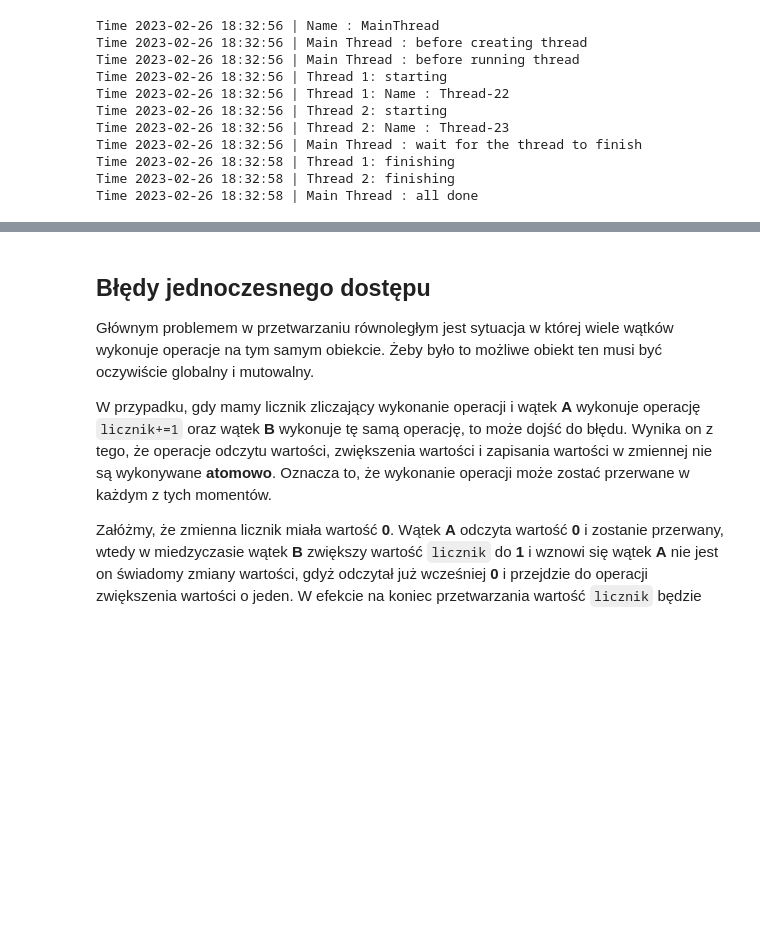
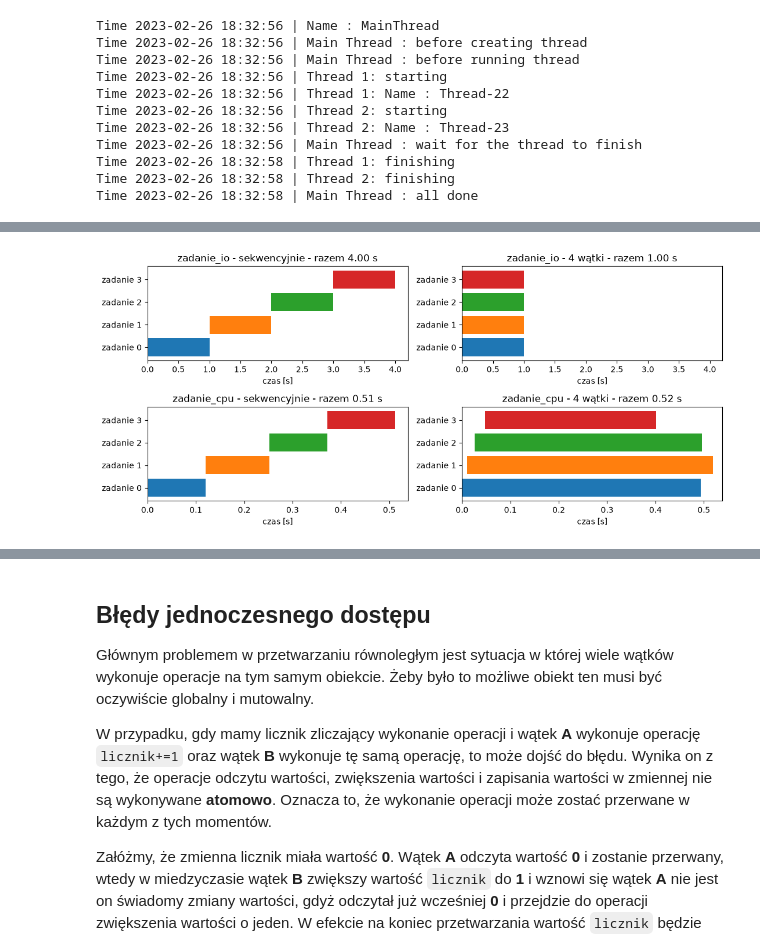
Before and after one commit to WitMar/PRS2026, a Jupyter notebook: Zajecia1Jupyter.ipynb, the cells around one changed output, grey strips where cells are left out. Cells and saved outputs as stored; diff of their text form; code cells hidden in the pictures; blank space fills up the shorter version.

```diff
--- a/Zajecia1Jupyter.ipynb
+++ b/Zajecia1Jupyter.ipynb
@@ -355,0 +420,19 @@ Time 2023-02-26 18:32:58 | Main Thread : all done
+# %%
+import time
+from concurrent.futures import ThreadPoolExecutor
+
+
+def zadanie_io(_):
+    time.sleep(1)                              # czekamy, np. na odpowiedź serwera
+
+
+def zadanie_cpu(_):
+    sum(i * i for i in range(3_000_000))       # liczymy
+
+
+for zadanie in (zadanie_io, zadanie_cpu):
+    for liczba_watkow in (1, 4):
+        start = time.perf_counter()
+        with ThreadPoolExecutor(max_workers=liczba_watkow) as pula:
+            list(pula.map(zadanie, range(4)))  # 4 takie same zadania
+        print(f"{zadanie.__name__:12} | wątków: {liczba_watkow} | czas: {time.perf_counter() - start:.2f} s")
@@ -355,0 +457,52 @@ Time 2023-02-26 18:32:58 | Main Thread : all done
+# %%
+import threading
+import time
+import matplotlib.pyplot as plt
+
+
+def zadanie_io():
+    time.sleep(1)
+
+
+def zadanie_cpu():
+    sum(i * i for i in range(3_000_000))
+
+
+def zmierz(zadanie, liczba_zadan=4, w_watkach=True):
+    przebiegi = [None] * liczba_zadan          # każdy wątek zapisuje tylko swoje pole
+    start0 = time.perf_counter()
+
+    def opakowanie(nr):
+        start = time.perf_counter() - start0
+        zadanie()
+        przebiegi[nr] = (start, time.perf_counter() - start0)
+
+    if w_watkach:
+        watki = [threading.Thread(target=opakowanie, args=(nr,)) for nr in range(liczba_zadan)]
+        for w in watki:
+            w.start()
+        for w in watki:
+            w.join()
+    else:
+        for nr in range(liczba_zadan):
+            opakowanie(nr)
+    return przebiegi
+
+
+fig, osie = plt.subplots(2, 2, figsize=(11, 5), sharex="row")
+for wiersz, zadanie in enumerate((zadanie_io, zadanie_cpu)):
+    for kolumna, w_watkach in enumerate((False, True)):
+        przebiegi = zmierz(zadanie, w_watkach=w_watkach)
+        os_ = osie[wiersz][kolumna]
+        for nr, (start, koniec) in enumerate(przebiegi):
+            os_.barh(nr, koniec - start, left=start, color=f"C{nr}")
+        calosc = max(koniec for _, koniec in przebiegi)
+        tryb = "4 wątki" if w_watkach else "sekwencyjnie"
+        os_.set_title(f"{zadanie.__name__} - {tryb} - razem {calosc:.2f} s")
+        os_.set_yticks(range(len(przebiegi)), [f"zadanie {nr}" for nr in range(len(przebiegi))])
+        os_.set_xlabel("czas [s]")
+        os_.set_xlim(left=0)
+fig.tight_layout()
+plt.show()
+# %% [output]
+[figure, added]
```
Also changed, not shown: parts of 24 cells of this notebook, 6 other files.
